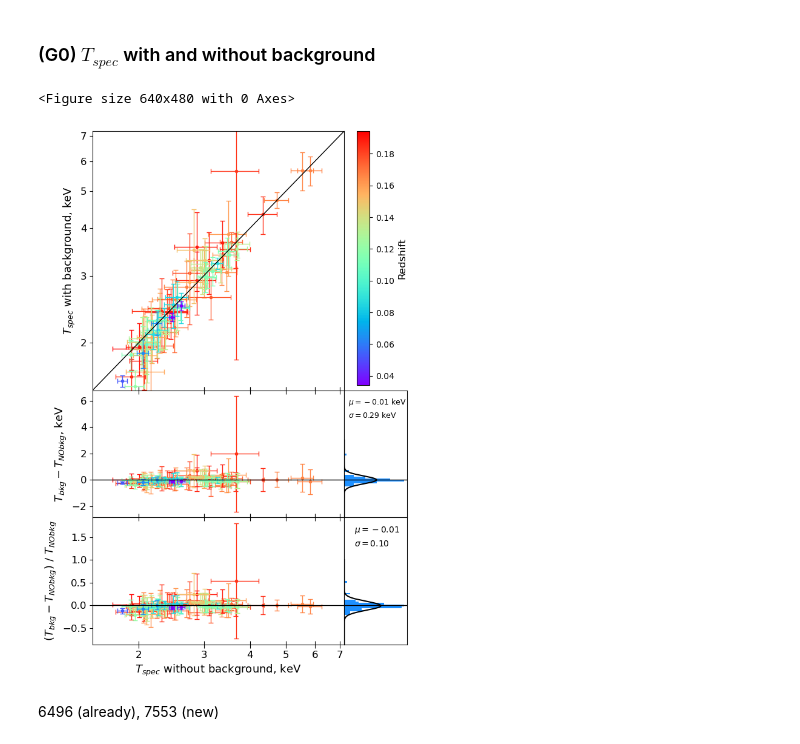
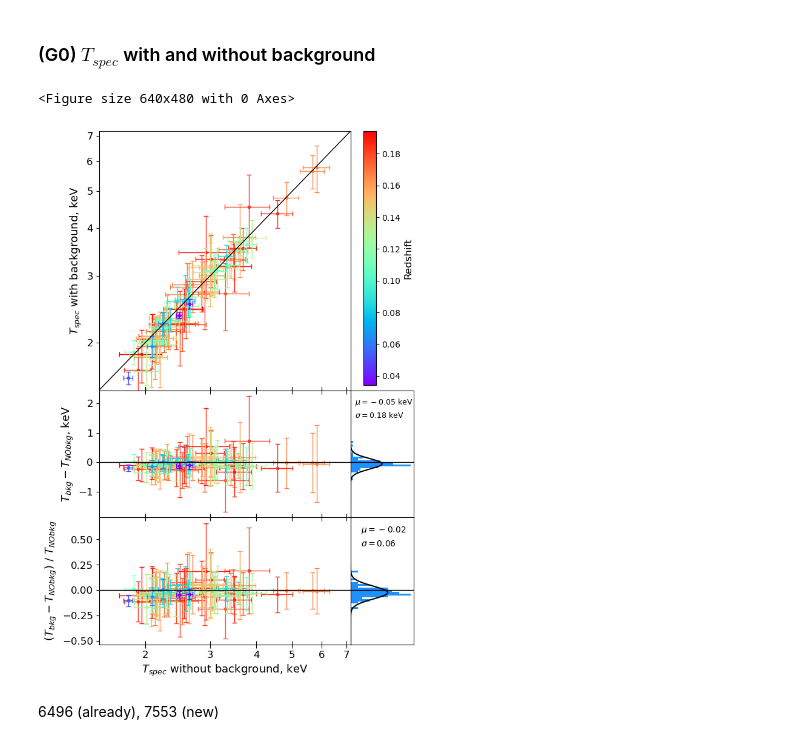
Before and after one commit to pi4imu/magneticum, a Jupyter notebook: spectra_magneticum.ipynb, the cells around one changed output. Cells and saved outputs as stored; diff of their text form; code cells hidden in the pictures.

Commit message:
Recalculated tables

```diff
--- a/spectra_magneticum.ipynb
+++ b/spectra_magneticum.ipynb
@@ -433,7 +439,7 @@ np.mean(list(read_table[9].values()))
 NNNN = 50
 
 #table_name = '0_ab-fix_cstat_10ks_standard-'+str(NNNN)
-table_name =  '0_clean_50_new_new' #_0.5-2.0'
+table_name =  '0_clean_50_NEW' # new_new #_0.5-2.0'
 
 read_table = pd.read_csv('tables/table_'+table_name+'.csv', header=None, index_col=0, delimiter=' ').to_dict()
 
@@ -909,7 +928,7 @@ calculate_all_and_average_it(BACKGROUND=True, write_to_file='5_with_bkg_10')
 # %%
 all_files = pd.DataFrame()
 
-for tn in [1,2,3,4,5]:
+for tn in [1,3,4,5]:
 
     table_name = '5_with_bkg_10_'+str(tn)
 
@@ -933,7 +952,7 @@ for i in range(84):
     #display(pd.DataFrame(result[clusters.index[i]]).T)
 result_df = pd.DataFrame(result).T
 
-write_to_file = '5_with_bkg_50_new'
+write_to_file = '5_with_bkg_50_NEW'
 
 result_df.to_csv('tables/table_'+write_to_file+'.csv', sep=' ', header=False, index=True)
 # %% [markdown]
@@ -945,7 +964,7 @@ NNNN = 10
 #table_name =  '5_with_bkg_50_new-reserve'
 #table_name =  '5_with_bkg_50_new-after-filtering'
 #table_name =  '5_with_bkg_50_new-exp10000ks'
-table_name =  '5_with_bkg_10'
+table_name =  '5_with_bkg_50_NEW_reserve'
 
 read_table = pd.read_csv('tables/table_'+table_name+'.csv', header=None, index_col=0, delimiter=' ').to_dict()
 
@@ -1040,23 +1059,23 @@ plt.show()
 # %%
 %run -i 'utils/scripts.py'
 %run -i 'utils/draw.py'
 
 draw_three_panels_vertical(x_array=temp_usr,
                   y_array=temp_usr_with_bkg,
                   x_label="$T_{spec}$ without background, keV",
                   y_label_left="$T_{spec}$ with background, keV",
                   y_label_right_up="$T_{bkg} - T_{NObkg}$, keV",
-                  y_label_right_down="$(T_{bkg} - T_{NObkg}) \ / \ T_{NObkg}$",
+                  y_label_right_down="$(T_{bkg} - T_{NObkg}) \\ / \\ T_{NObkg}$",
                   clr='dodgerblue',
                   NnNn = NNNN,
                   cmap = redshifts,
                   cmap_label="Redshift")
 
 #plt.savefig('figures/T_with_bkg_vs_T_without_bkg_vertical.pdf', format='pdf', bbox_inches='tight')
 plt.show()
 # %% [output]
 <Figure size 640x480 with 0 Axes>
-[figure, old version]
+[figure, new version]
 # %% [markdown]
 6496 (already), 7553 (new)
 # %% [markdown]
```
Also changed, not shown: parts of 17 cells of this notebook, 31 other files.
